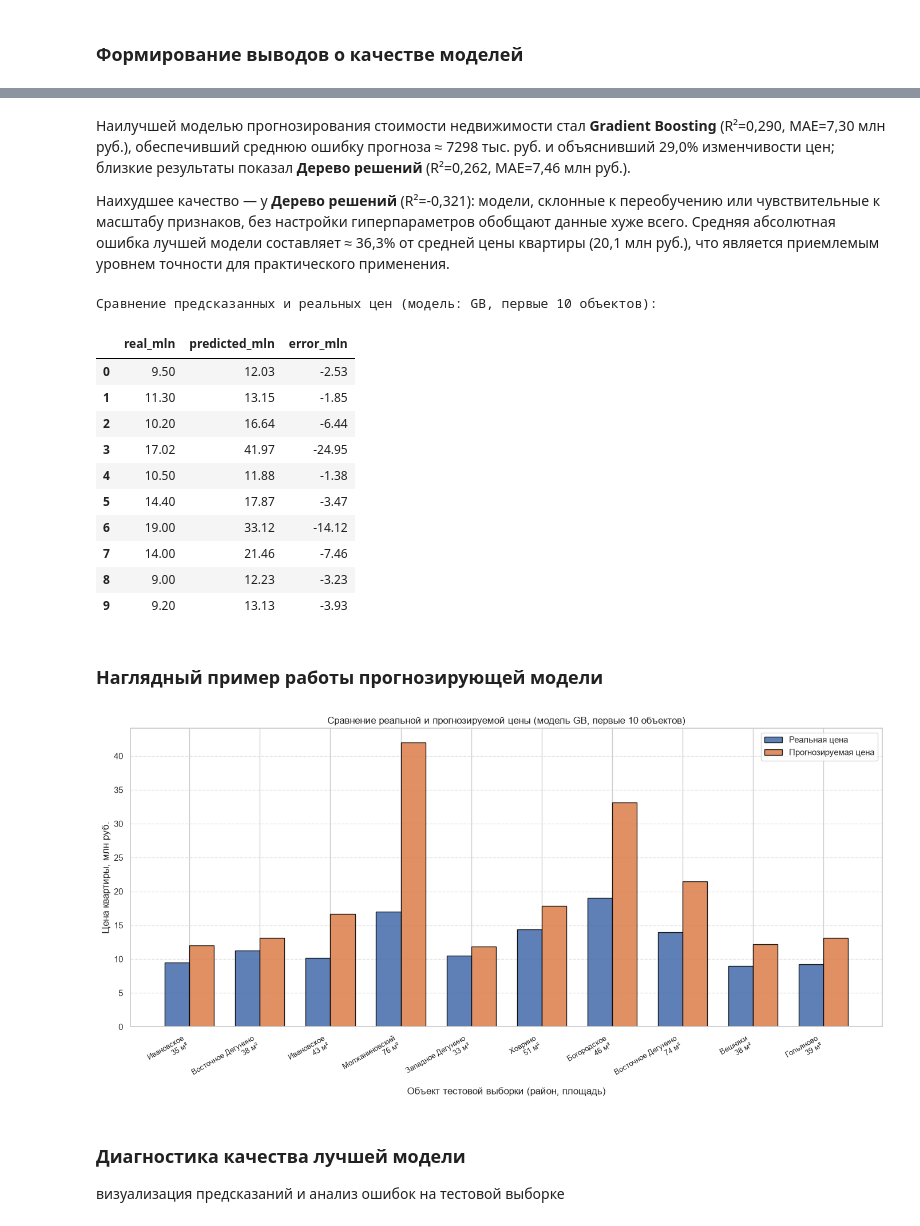
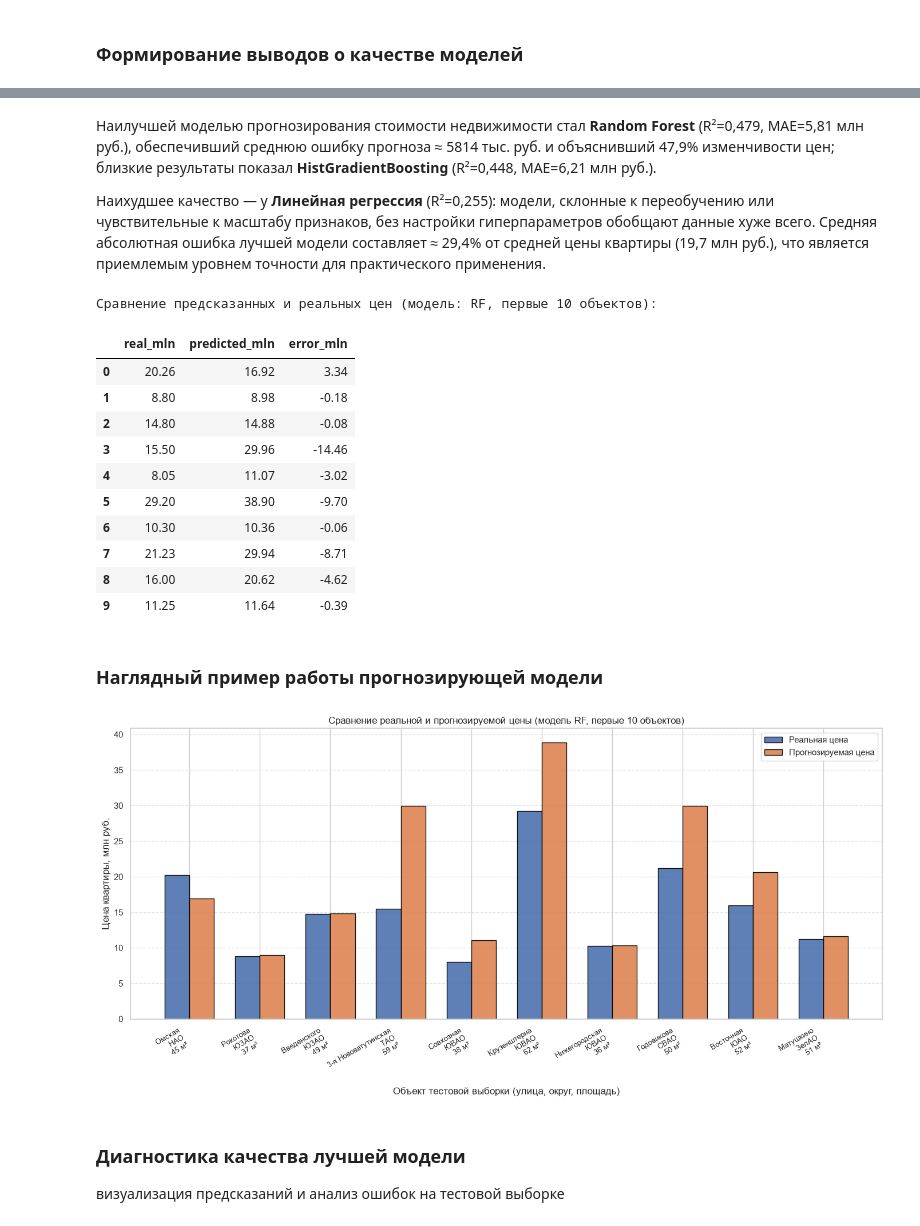
Before and after one commit to o-Anna-o/Prognosis_system, a Jupyter notebook: Prognosis_system.ipynb, the cells around one changed output, grey strips where cells are left out. Cells and saved outputs as stored; diff of their text form; code cells hidden in the pictures.

Commit message:
кодирование признаков

```diff
--- a/Prognosis_system.ipynb
+++ b/Prognosis_system.ipynb
@@ -299,21 +315,25 @@ display(
 # %% [markdown]
 ### Цена квартиры в зависимости от площади
 # %%
-# Делим площадь на группы по квартилям (цена — в млн руб.)
+# Делим площадь на группы по 10 м² (цена — в млн руб.)
 plot_df = df.dropna(subset=['area', 'price']).copy()
 if plot_df['area'].nunique() >= 2:
-    plot_df['area_category'] = pd.qcut(plot_df['area'], q=4, duplicates='drop')
+    # Интервалы по 10 м²
+    bins = list(range(0, 301, 10))
+    plot_df['area_category'] = pd.cut(plot_df['area'], bins=bins)
     stats = plot_df.groupby('area_category', observed=True)['price'].median() / 1_000_000
-    x_labels = [f'{interval.left:.1f}–{interval.right:.1f} м²' for interval in stats.index]
+    stats = stats.dropna()
+    x_labels = [f'{int(interval.left)}–{int(interval.right)}' for interval in stats.index]
 
-    plt.figure(figsize=(10, 6))
+    plt.figure(figsize=(14, 6))
     ax = sns.barplot(x=x_labels, y=stats.values, color='steelblue')
-    plt.title('Цена квартиры в зависимости от площади')
+    plt.title('Цена квартиры в зависимости от площади (группы по 10 м²)')
     plt.xlabel('Площадь, м²')
     plt.ylabel('Медианная цена, млн руб.')
+    plt.xticks(rotation=45, ha='right', fontsize=8)
     plt.grid(axis='y', alpha=0.3)
     for i, value in enumerate(stats.values):
-        ax.text(i, value, f'{value:,.1f}', ha='center', va='bottom')
+        ax.text(i, value, f'{value:,.1f}', ha='center', va='bottom', fontsize=8)
     plt.tight_layout()
     plt.show()
 else:
@@ -622,15 +615,16 @@ X_test : (7955, 4) y_test : (7955,)
 import time
 
 # Сравниваем несколько регрессионных моделей на одинаковых данных.
-# SVR отключён по умолчанию: на выборке ~46k x ~1100 признаков он обучается часы (сложность ~O(n^2)).
+# SVR отключён по умолчанию: на выборке ~40k x ~60 признаков он обучается слишком долго (сложность ~O(n^2)).
 RUN_SVR = False
 
 regr_models = {
     'LR': LinearRegression(),
     'KNN_5': KNeighborsRegressor(n_neighbors=min(5, max(1, len(regr_X_train)))),
-    'Tree': DecisionTreeRegressor(random_state=42),
-    'RF': RandomForestRegressor(random_state=42, n_estimators=100, n_jobs=-1),
-    'GB': GradientBoostingRegressor(random_state=42, n_estimators=100)
+    'Tree': DecisionTreeRegressor(random_state=42, max_depth=7, min_samples_leaf=5),
+    'RF': RandomForestRegressor(random_state=42, n_estimators=100, max_features=0.5, n_jobs=-1),
+    'GB': GradientBoostingRegressor(random_state=42, n_estimators=100),
+    'HGB': HistGradientBoostingRegressor(random_state=42, max_iter=200)
 }
 if RUN_SVR:
     regr_models['SVR'] = SVR()
@@ -726,9 +721,12 @@ grid = GridSearchCV(
 )
 
 # обучаем поиск гиперпараметров на обучающей выборке
-# ВНИМАНИЕ: на выборке ~37 тыс. объектов перебор 9 значений K может занимать
+# ВНИМАНИЕ: с ~60 признаками полный перебор 9 значений K на ~32 тыс. объектов занимает
 # продолжительное время, так как KNN на каждой итерации считает попарные расстояния.
-grid.fit(regr_X_train, regr_Y_train)
+# Поэтому подбор K выполняется на случайной подвыборке обучающих данных.
+grid_sample_size = min(8000, len(regr_X_train))
+grid_sample_idx = np.random.RandomState(42).choice(len(regr_X_train), size=grid_sample_size, replace=False)
+grid.fit(regr_X_train.iloc[grid_sample_idx], regr_Y_train.iloc[grid_sample_idx])
 
 # выводим лучший параметр
 print('Лучший параметр K:', grid.best_params_)
@@ -884,6 +888,7 @@ model_display_names = {
     'Tree': 'Дерево решений',
     'RF': 'Random Forest',
     'GB': 'Gradient Boosting',
+    'HGB': 'HistGradientBoosting',
     'SVR': 'Метод опорных векторов (SVR)',
 }
 
@@ -904,9 +909,9 @@ text = f"""Наилучшей моделью прогнозирования ст
 
 display(Markdown(text))
 # %% [output]
-Наилучшей моделью прогнозирования стоимости недвижимости стал **Gradient Boosting** (R²=0,290, MAE=7,30 млн руб.), обеспечивший среднюю ошибку прогноза ≈ 7298 тыс. руб. и объяснивший 29,0% изменчивости цен; близкие результаты показал **Дерево решений** (R²=0,262, MAE=7,46 млн руб.).
+Наилучшей моделью прогнозирования стоимости недвижимости стал **Random Forest** (R²=0,479, MAE=5,81 млн руб.), обеспечивший среднюю ошибку прогноза ≈ 5814 тыс. руб. и объяснивший 47,9% изменчивости цен; близкие результаты показал **HistGradientBoosting** (R²=0,448, MAE=6,21 млн руб.).
 
-Наихудшее качество — у **Дерево решений** (R²=-0,321): модели, склонные к переобучению или чувствительные к масштабу признаков, без настройки гиперпараметров обобщают данные хуже всего. Средняя абсолютная ошибка лучшей модели составляет ≈ 36,3% от средней цены квартиры (20,1 млн руб.), что является приемлемым уровнем точности для практического применения.
+Наихудшее качество — у **Линейная регрессия** (R²=0,255): модели, склонные к переобучению или чувствительные к масштабу признаков, без настройки гиперпараметров обобщают данные хуже всего. Средняя абсолютная ошибка лучшей модели составляет ≈ 29,4% от средней цены квартиры (19,7 млн руб.), что является приемлемым уровнем точности для практического применения.
 # %%
 # Сравнение предсказанных и реальных цен (в млн руб.)
 best_model_name = metrics_table['MAE'].idxmin()
@@ -929,51 +934,51 @@ comparison['predicted_mln'] = comparison['predicted_price_rub'] / 1e6
 comparison['error_mln'] = comparison['real_mln'] - comparison['predicted_mln']
 
 # Информация об объектах тестовой выборки — для осмысленных подписей на графике
-test_info = df.loc[regr_Y_test.index, ['district', 'area', 'period_start_date']]
+test_info = df.loc[regr_Y_test.index, ['street', 'region', 'area']]
 
 print(f'Сравнение предсказанных и реальных цен (модель: {best_model_name}, первые 10 объектов):')
 display(comparison[['real_mln', 'predicted_mln', 'error_mln']].round(2).head(10))
 # %% [output]
-Сравнение предсказанных и реальных цен (модель: GB, первые 10 объектов):
+Сравнение предсказанных и реальных цен (модель: RF, первые 10 объектов):
 |  | real_mln | predicted_mln | error_mln |
-| 0 | 9.50 | 12.03 | -2.53 |
-| 1 | 11.30 | 13.15 | -1.85 |
-| 2 | 10.20 | 16.64 | -6.44 |
-| 3 | 17.02 | 41.97 | -24.95 |
-| 4 | 10.50 | 11.88 | -1.38 |
-| 5 | 14.40 | 17.87 | -3.47 |
-| 6 | 19.00 | 33.12 | -14.12 |
-| 7 | 14.00 | 21.46 | -7.46 |
-| 8 | 9.00 | 12.23 | -3.23 |
-| 9 | 9.20 | 13.13 | -3.93 |
+| 0 | 20.26 | 16.92 | 3.34 |
+| 1 | 8.80 | 8.98 | -0.18 |
+| 2 | 14.80 | 14.88 | -0.08 |
+| 3 | 15.50 | 29.96 | -14.46 |
+| 4 | 8.05 | 11.07 | -3.02 |
+| 5 | 29.20 | 38.90 | -9.70 |
+| 6 | 10.30 | 10.36 | -0.06 |
+| 7 | 21.23 | 29.94 | -8.71 |
+| 8 | 16.00 | 20.62 | -4.62 |
+| 9 | 11.25 | 11.64 | -0.39 |
 # %% [markdown]
 ### Наглядный пример работы прогнозирующей модели
 # %%
 n = min(10, len(comparison))
 sample = comparison.head(n).copy()
 
 if n > 0:
-    # Осмысленные подписи: район и площадь каждого объекта из исходного датасета
+    # Осмысленные подписи: улица, округ и площадь каждого объекта из исходного датасета
     info = test_info.head(n)
-    labels = [f'{d}\n{a:.0f} м²' for d, a in zip(info['district'], info['area'])]
+    labels = [f'{s}\n{r}\n{a:.0f} м²' for s, r, a in zip(info['street'], info['region'], info['area'])]
 
     x = np.arange(n)
     width = 0.35
     plt.figure(figsize=(14, 7))
     plt.bar(x - width / 2, sample['real_mln'], width, label='Реальная цена', alpha=0.9, edgecolor='black')
     plt.bar(x + width / 2, sample['predicted_mln'], width, label='Прогнозируемая цена', alpha=0.9, edgecolor='black')
-    plt.xlabel('Объект тестовой выборки (район, площадь)')
+    plt.xlabel('Объект тестовой выборки (улица, округ, площадь)')
     plt.ylabel('Цена квартиры, млн руб.')
     plt.title(f'Сравнение реальной и прогнозируемой цены (модель {best_model_name}, первые {n} объектов)')
     plt.xticks(x, labels, rotation=30, ha='right', fontsize=9)
     plt.legend()
     plt.grid(axis='y', linestyle='--', alpha=0.5)
     plt.tight_layout()
     plt.show()
 else:
     print('Нет тестовых объектов для визуализации.')
 # %% [output]
-[figure, old version]
+[figure, new version]
 # %% [markdown]
 ### Диагностика качества лучшей модели
 визуализация предсказаний и анализ ошибок на тестовой выборке
```
Also changed, not shown: parts of 24 cells of this notebook.
